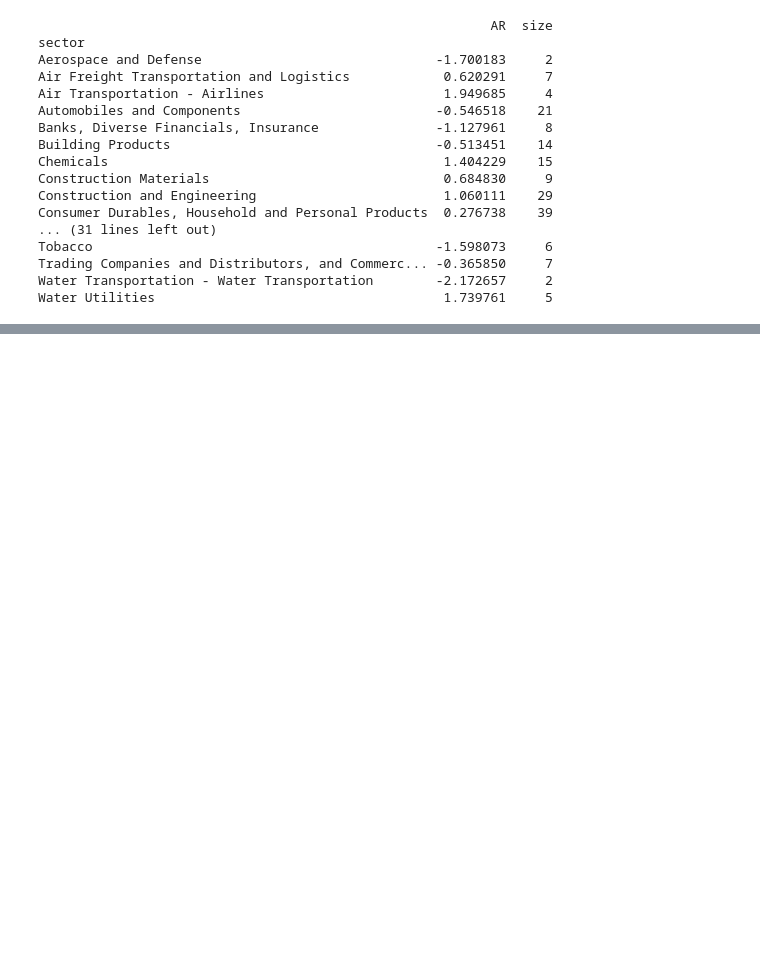
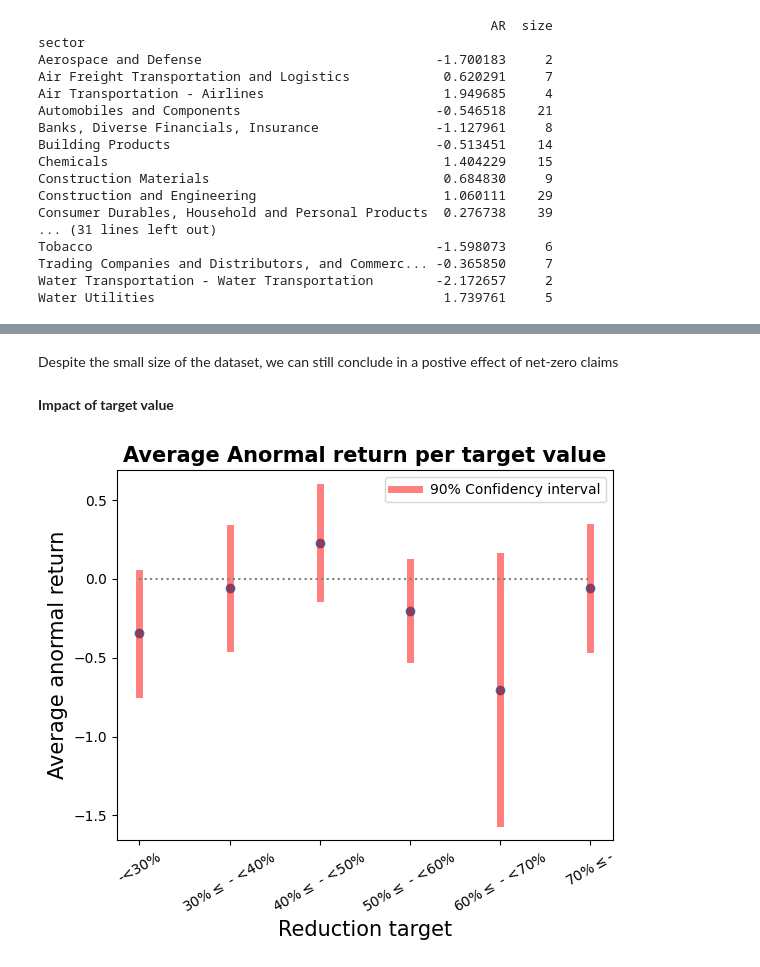
Before and after one commit to alexandrebois/TR-Stock_market_recation_mitigation_target, a Jupyter notebook: 3 -Heterogeneity.ipynb, the cells around one changed output, grey strips where cells are left out. Cells and saved outputs as stored; diff of their text form; code cells hidden in the pictures; blank space fills up the shorter version.

```diff
--- a/3 -Heterogeneity.ipynb
+++ b/3 -Heterogeneity.ipynb
@@ -188,0 +326,47 @@ print(g)
+# %% [markdown]
+Despite the small size of the dataset, we can still conclude in a postive effect of net-zero claims
+# %% [markdown]
+**Impact of target value**
+# %%
+nan_filter = np.array([ t != 'nan' and t != 'na' for t in target_value])
+target_value_new = target_value[nan_filter]
+Mean = AR_mean[nan_filter]
+
+def to_numeric(str):
+    return int(str[:-1])
+to_numeric = np.vectorize(to_numeric)
+target_value_new = to_numeric(target_value_new)
+
+inf_30 = target_value_new < 30
+sup_70 = target_value_new >= 70
+btw30_40 = np.logical_and( target_value_new >= 30 , target_value_new <40)
+btw40_50 = np.logical_and( target_value_new >= 40 , target_value_new <50)
+btw50_60 = np.logical_and( target_value_new >= 50 , target_value_new <60)
+btw60_70 = np.logical_and( target_value_new >= 60 , target_value_new <70)
+
+inf_30 = Mean[inf_30]
+sup_70 = Mean[sup_70]
+btw30_40 = Mean[btw30_40]
+btw40_50 = Mean[btw40_50]
+btw50_60 = Mean[btw50_60]
+btw60_70 = Mean[btw60_70]
+
+l = [inf_30, btw30_40, btw40_50, btw50_60, btw60_70, sup_70]
+Mean = np.array([var.mean() for var in l])
+Size = np.array([len(var) for var in l])
+Sigma = np.array([np.std(var) for var in l])
+Conf_90 = Sigma/((Size)**0.5)
+
+index = [ '-<30%', '30%$\leq$ - <40%', '40%$\leq$ - <50%', '50%$\leq$ - <60%', '60%$\leq$ - <70%', '70%$\leq$-' ]
+plt.scatter(index, Mean)
+plot_conf(index, Conf_90, Mean, label ='90% Confidency interval')
+plt.plot(index, [0 for i in range(len(index))], linestyle = ':', color = 'gray')
+plt.xticks( rotation = 30)
+plt.legend()
+plt.ylabel('Average anormal return', fontsize = 15)
+plt.xlabel('Reduction target', fontsize = 15)
+plt.title('Average Anormal return per target value', fontsize = 15, fontweight = 'demibold')
+#plt.savefig(path.join(result_folder, 'target_value_impact.png' ))
+plt.show();
+# %% [output]
+[figure, added]
```
Also changed, not shown: parts of 18 cells of this notebook, 3 other files.
